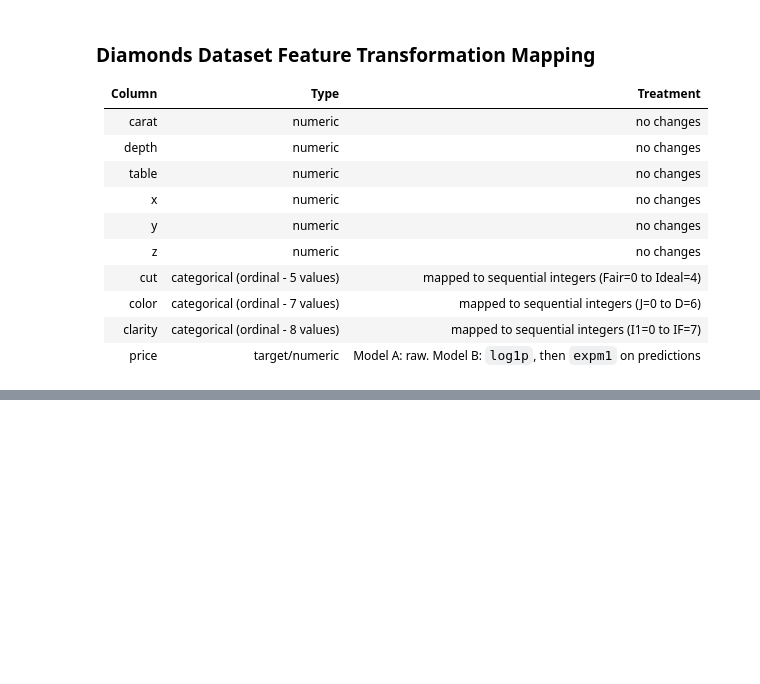
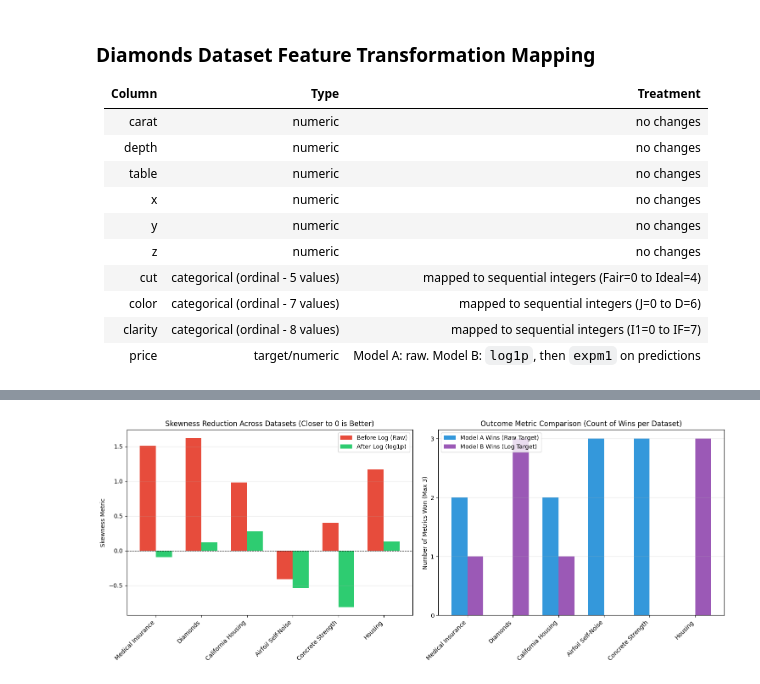
Before and after one commit to abheetsharma09/ml-dl-from-scratch, a Jupyter notebook: Experiments/log_target_study/notebooks/experimental_1.ipynb, the cells around one changed output, grey strips where cells are left out. Drawn from its saved outputs; the diff is of its cells as text; code cells hidden in the pictures; blank space fills up the shorter version.

```diff
--- a/Experiments/log_target_study/notebooks/experimental_1.ipynb
+++ b/Experiments/log_target_study/notebooks/experimental_1.ipynb
@@ -459,0 +1063,58 @@ drawGraph_B_A(diamonds['price'] , "histplot_med-Insurance_DS_target")
+# %%
+import matplotlib.pyplot as plt
+import numpy as np
+import pandas as pd
+
+# Prepare dataset summary from the user's table
+data = {
+    'Dataset': [
+        'Medical Insurance', 'Diamonds', 'California Housing',
+        'Airfoil Self-Noise', 'Concrete Strength', 'Housing'
+    ],
+    'Skew_Before': [1.51, 1.62, 0.98, -0.41, 0.40, 1.17],
+    'Skew_After': [-0.09, 0.12, 0.28, -0.54, -0.81, 0.13],
+    'Better_RMSE': ['A', 'B', 'A', 'A', 'A', 'B'],
+    'Better_MAE': ['B', 'B', 'B', 'A', 'A', 'B'],
+    'Better_R2': ['A', 'B', 'A', 'A', 'A', 'B']
+}
+df_summary = pd.DataFrame(data)
+
+# Create subplots to show target distribution skewness shift and model wins
+fig, axes = plt.subplots(1, 2, figsize=(15, 6))
+
+# 1. Skewness Shift Plot
+x_idx = np.arange(len(df_summary['Dataset']))
+width = 0.35
+
+axes[0].bar(x_idx - width/2, df_summary['Skew_Before'], width, label='Before Log (Raw)', color='#e74c3c')
+axes[0].bar(x_idx + width/2, df_summary['Skew_After'], width, label='After Log (log1p)', color='#2ecc71')
+axes[0].axhline(0, color='black', linewidth=0.8, linestyle='--')
+axes[0].set_xticks(x_idx)
+axes[0].set_xticklabels(df_summary['Dataset'], rotation=45, ha='right')
+axes[0].set_title('Skewness Reduction Across Datasets (Closer to 0 is Better)')
+axes[0].set_ylabel('Skewness Metric')
+axes[0].legend()
+axes[0].grid(axis='y', alpha=0.3)
+
+# 2. Performance Comparison Count (Tallying how many times A vs B won for each dataset)
+a_wins = []
+b_wins = []
+for i, row in df_summary.iterrows():
+    metrics = [row['Better_RMSE'], row['Better_MAE'], row['Better_R2']]
+    a_wins.append(metrics.count('A'))
+    b_wins.append(metrics.count('B'))
+
+axes[1].bar(x_idx - width/2, a_wins, width, label='Model A Wins (Raw Target)', color='#3498db')
+axes[1].bar(x_idx + width/2, b_wins, width, label='Model B Wins (Log Target)', color='#9b59b6')
+axes[1].set_xticks(x_idx)
+axes[1].set_xticklabels(df_summary['Dataset'], rotation=45, ha='right')
+axes[1].set_title('Outcome Metric Comparison (Count of Wins per Dataset)')
+axes[1].set_ylabel('Number of Metrics Won (Max 3)')
+axes[1].set_yticks([0, 1, 2, 3])
+axes[1].legend()
+axes[1].grid(axis='y', alpha=0.3)
+
+plt.tight_layout()
+plt.show()
+# %% [output]
+[figure, added]
```
Also changed, not shown: parts of 9 cells of this notebook.
